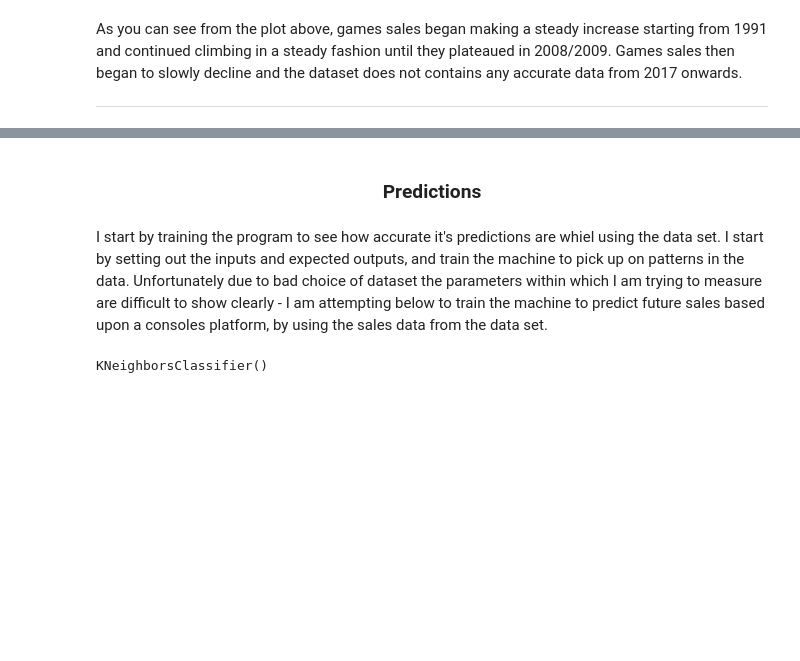
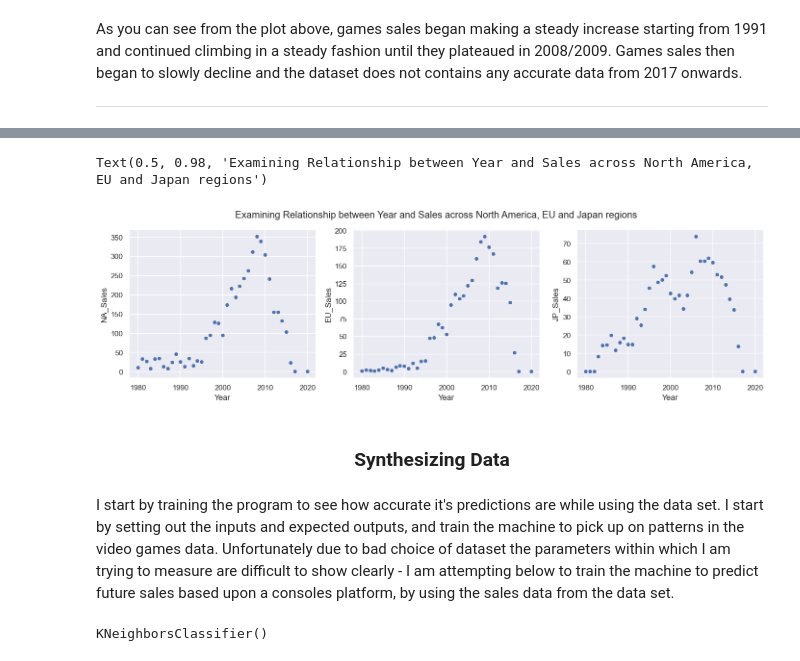
Before and after one commit to SeanE15/Programming-for-Data-Analysis, a Jupyter notebook: Assignment 1/PfDA Project 1.ipynb, the cells around one changed output, grey strips where cells are left out. Saved outputs shown, nothing was run; the diff lists cells and outputs as text; code cells hidden in the pictures; blank space fills up the shorter version.

Commit message:
continue synthesizing dataset

```diff
--- a/Assignment 1/PfDA Project 1.ipynb
+++ b/Assignment 1/PfDA Project 1.ipynb
@@ -311,0 +326,11 @@ As you can see from the plot above, games sales began making a steady increase s
+# %%
+#Group the sales into variables; using time as the key comparitor.
+na_sales = pd.DataFrame(df.groupby("Year")[["NA_Sales"]].sum().sort_values(by=['NA_Sales'],ascending=[False]).reset_index())
+eu_sales = pd.DataFrame(df.groupby("Year")[["EU_Sales"]].sum().sort_values(by=['EU_Sales'],ascending=[False]).reset_index())
+jp_sales = pd.DataFrame(df.groupby("Year")[["JP_Sales"]].sum().sort_values(by=['JP_Sales'],ascending=[False]).reset_index())
+global_sales = pd.DataFrame(df.groupby("Year")[["Global_Sales"]].sum().sort_values(by=['Global_Sales'],ascending=[False]).reset_index())
+
+#Concatenating the datasets
+time_sales=pd.concat([na_sales, eu_sales, jp_sales, global_sales],axis=1)
+
+time_sales.head(5)
@@ -312,7 +344,16 @@ As you can see from the plot above, games sales began making a steady increase s
+# %%
+fig, axes  = plt.subplots(1, 3, figsize=(17, 4))
+sns.scatterplot(ax = axes[0], data= na_sales, x="Year", y="NA_Sales")
+sns.scatterplot(ax= axes[1],data= eu_sales, x="Year", y="EU_Sales")
+sns.scatterplot(ax = axes [2],data= jp_sales, x="Year", y="JP_Sales")
+plt.suptitle("Examining Relationship between Year and Sales across North America, EU and Japan regions")
+# %% [output]
+Text(0.5, 0.98, 'Examining Relationship between Year and Sales across North America, EU and Japan regions')
+[figure, added]
 # %% [markdown]
-<h3 align="center">Predictions</h3>
+<h3 align="center">Synthesizing Data</h3>
 # %% [markdown]
-I start by training the program to see how accurate it's predictions are whiel using the data set. I start by setting out the inputs and expected outputs, and train the machine to pick up on patterns in the data. Unfortunately due to bad choice of dataset the parameters within which I am trying to measure are difficult to show clearly - I am attempting below to train the machine to predict future sales based upon a consoles platform, by using the sales data from the data set.
+I start by training the program to see how accurate it's predictions are while using the data set. I start by setting out the inputs and expected outputs, and train the machine to pick up on patterns in the video games data. Unfortunately due to bad choice of dataset the parameters within which I am trying to measure are difficult to show clearly - I am attempting below to train the machine to predict future sales based upon a consoles platform, by using the sales data from the data set.
 # %%
 from sklearn.model_selection import train_test_split
 # %%
```
Also changed, not shown: parts of 25 cells of this notebook.
